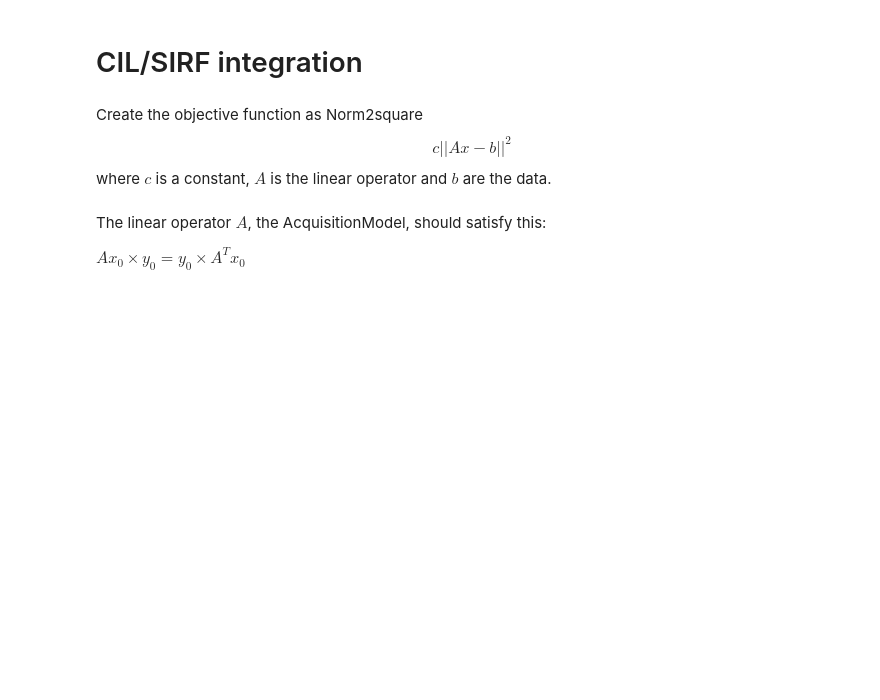
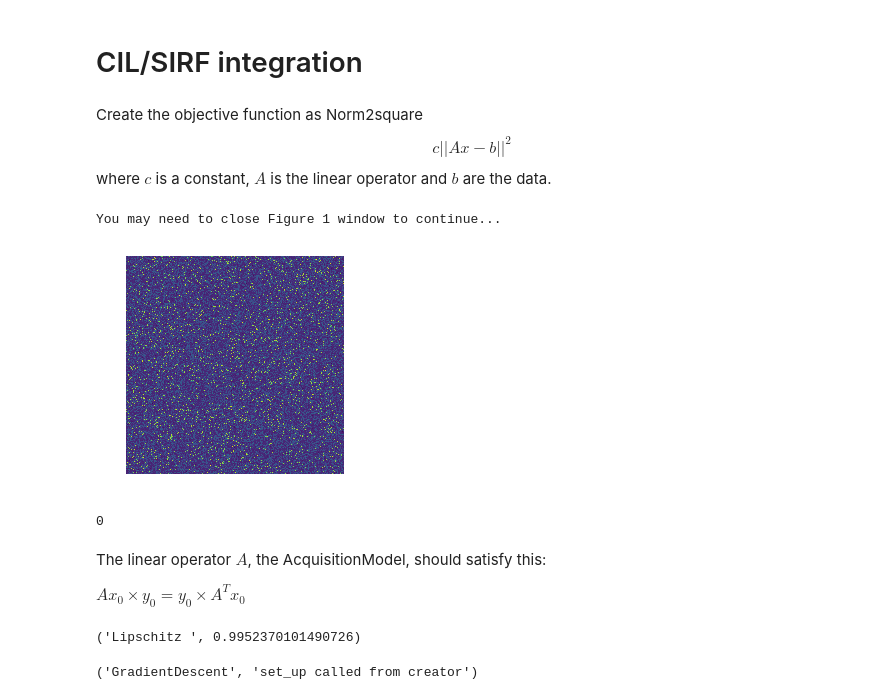
Before and after one commit to SyneRBI/SIRF-Exercises, a Jupyter notebook: notebooks/MR/Grappa and CIL.ipynb, the cells around one changed output. Saved outputs shown, nothing was run; the diff lists cells and outputs as text; code cells hidden in the pictures; blank space fills up the shorter version.

```diff
--- a/notebooks/MR/Grappa and CIL.ipynb
+++ b/notebooks/MR/Grappa and CIL.ipynb
@@ -189,17 +202,21 @@ where $c$ is a constant, $A$ is the linear operator and $b$ are the data.
 # %%
 # create a Norm2square objective function
 # c || Ax - b ||^2
-norm2sq = Norm2sq( A = acq_model , b = preprocessed_data , c = 1)
+norm2sq = Norm2Sq( A = acq_model , b = preprocessed_data , c = 1)
 # create a random initialisation image by shuffling the real
 # image data.
 x_init = image_data.copy()
 x = x_init.as_array().flatten()
 numpy.random.shuffle(x)
 x = numpy.reshape(x, x_init.as_array().shape)
 x_init.fill(x)
 del x
 
 show_3D_array(x_init.as_array().real)
+# %% [output]
+You may need to close Figure 1 window to continue...
+[figure, added]
+0
 # %% [markdown]
 The linear operator $A$, the AcquisitionModel, should satisfy this:
 
@@ -219,16 +236,24 @@ a = fx0.dot(y0)
 b = by0.dot(x0)
 numpy.testing.assert_almost_equal(abs((a-b)/a), 0, decimal=4)
 # %%
-# calculate Lipschitz constant
-lipschitz = PowerMethodNonsquare( acq_model , numiters = 10 , x0 = x_init) [0]
+from ccpi.optimisation.operators import LinearOperator
+
+lipschitz = LinearOperator.PowerMethod(acq_model, 10, x_init)[0]
+
 norm2sq.L = lipschitz
 print ("Lipschitz " , norm2sq.L)
+# %% [output]
+('Lipschitz ', 0.9952370101490726)
 # %%
 from __future__ import print_function
 from ipywidgets import interact, interactive, fixed, interact_manual
 import ipywidgets as widgets
 
+interactive_plot = False
+
 # create a Gradient Descent algorithm which minimises norm2sq
 gd = GradientDescent(x_init=x_init,
            objective_function=norm2sq, rate=lipschitz/3.)
+# %% [output]
+('GradientDescent', 'set_up called from creator')
 # %%
```
Also changed, not shown: parts of 13 cells of this notebook.
